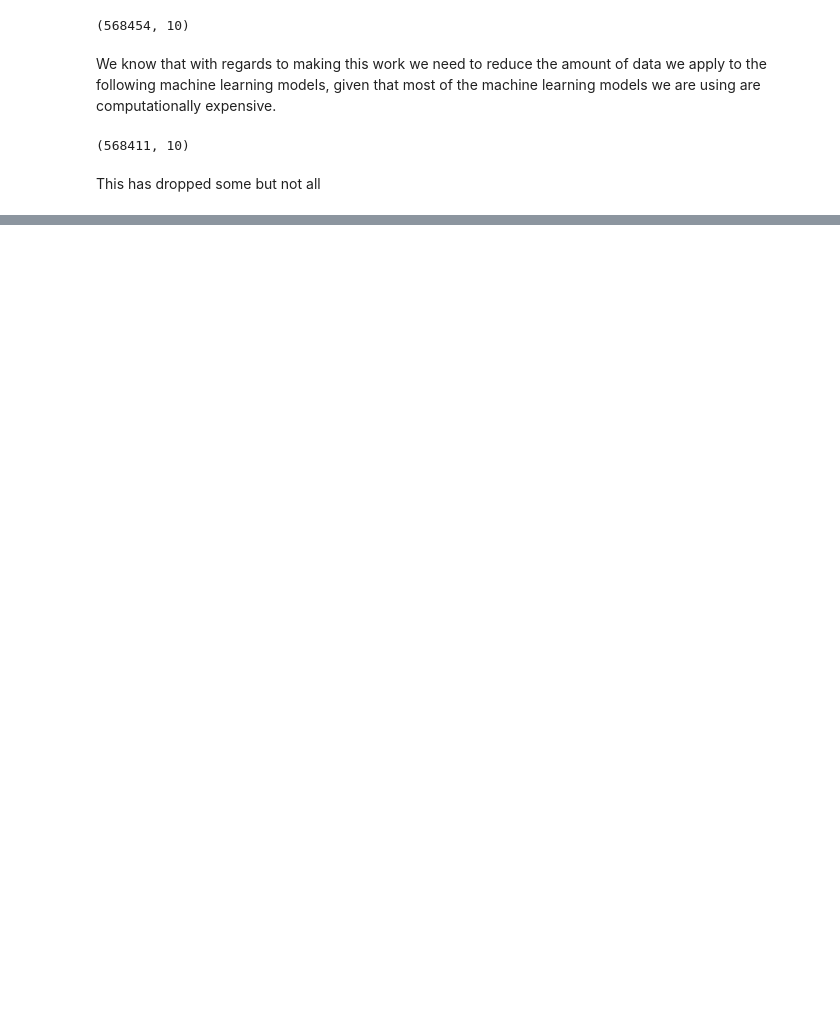
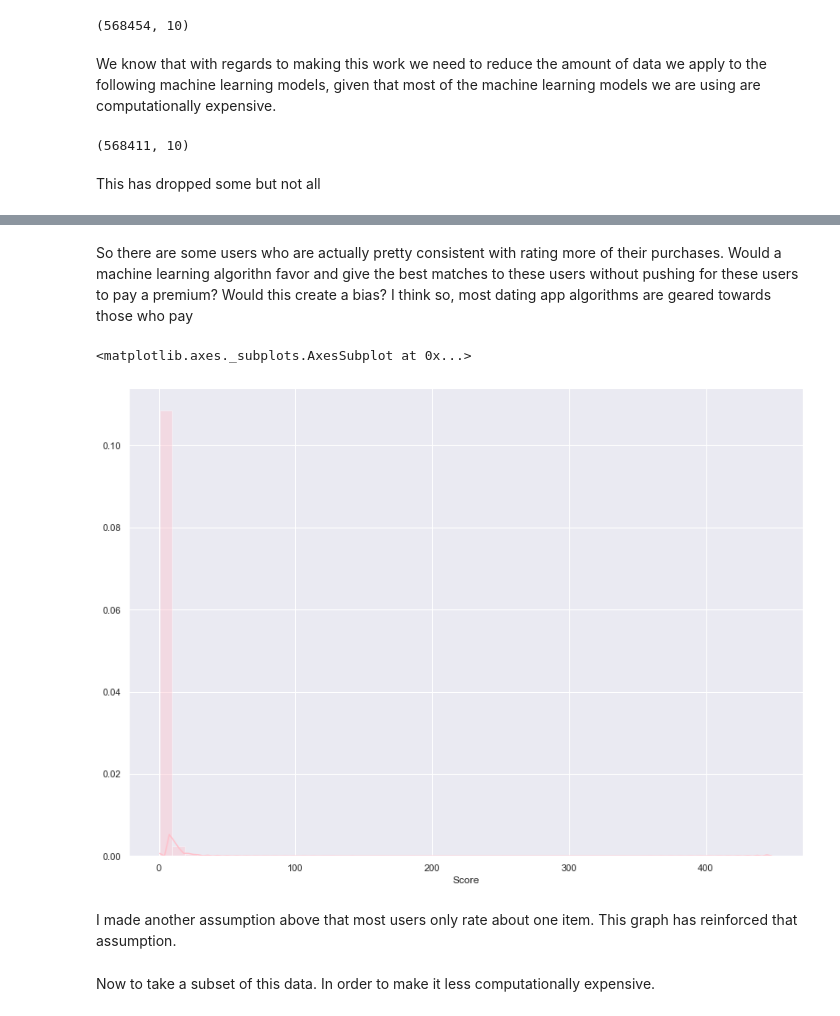
Before and after one commit to anilaq/dspractice, a Jupyter notebook: mlmodels.ipynb, the cells around one changed output, grey strips where cells are left out. Cells and saved outputs as stored; diff of their text form; code cells hidden in the pictures; blank space fills up the shorter version.

```diff
--- a/mlmodels.ipynb
+++ b/mlmodels.ipynb
@@ -130,0 +240,4 @@ This has dropped some but not all
+# %%
+#Let's see how many ratings each user gives
+ratings_per_user = data.groupby(by='UserId')['Score'].count().sort_values(ascending=False)
+ratings_per_user.head()
@@ -130,0 +252,11 @@ This has dropped some but not all
+# %% [markdown]
+So there are some users who are actually pretty consistent with rating more of their purchases. Would a machine learning algorithn favor and give the best matches to these users without pushing for these users to pay a premium? Would this create a bias? I think so, most dating app algorithms are geared towards those who pay
+# %%
+sns.distplot(ratings_per_user, color='pink', kde=True, bins=50)
+# %% [output]
+<matplotlib.axes._subplots.AxesSubplot at 0x...>
+[figure, added]
+# %% [markdown]
+I made another assumption above that most users only rate about one item. This graph has reinforced that assumption.
+# %% [markdown]
+Now to take a subset of this data. In order to make it less computationally expensive.
```
Also changed, not shown: parts of 21 cells of this notebook.
